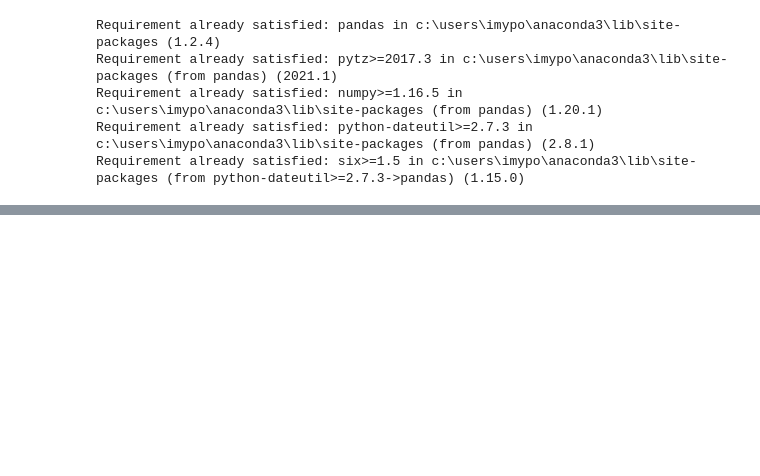
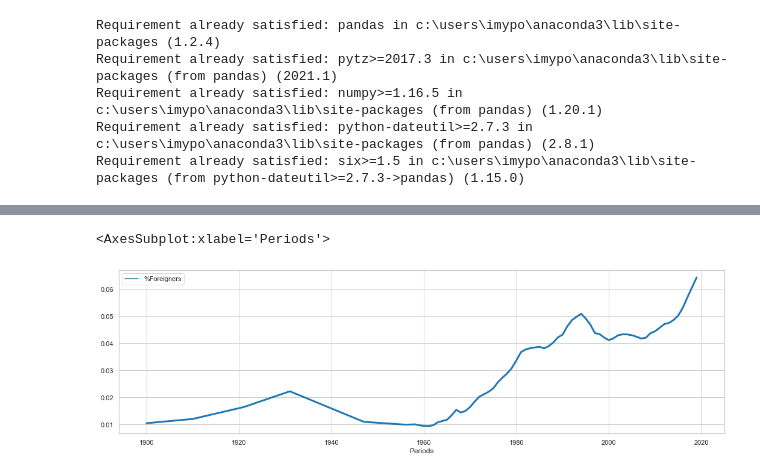
Before and after one commit to ImyPG/Solo-Project, a Jupyter notebook: Netherlands.ipynb, the cells around one changed output, grey strips where cells are left out. Saved outputs shown, nothing was run; the diff lists cells and outputs as text; code cells hidden in the pictures; blank space fills up the shorter version.

```diff
--- a/Netherlands.ipynb
+++ b/Netherlands.ipynb
@@ -35,0 +183,2 @@ NameError: name 'NL' is not defined
+# %%
+NL.set_index('Periods')[columns]
@@ -35,0 +204,11 @@ NameError: name 'NL' is not defined
+# %%
+NL['%Foreigners'] = NL['TotalForeignNationalities_34']/NL['TotalPopulation_4']
+# %%
+sns.set_theme(style="whitegrid")
+
+plt.figure(figsize=(18,5))
+columns=['%Foreigners']
+sns.lineplot(data=NL.set_index('Periods')[columns], palette="tab10", linewidth=3)
+# %% [output]
+<AxesSubplot:xlabel='Periods'>
+[figure, added]
```
Also changed, not shown: parts of 33 cells of this notebook, 2 other files.
